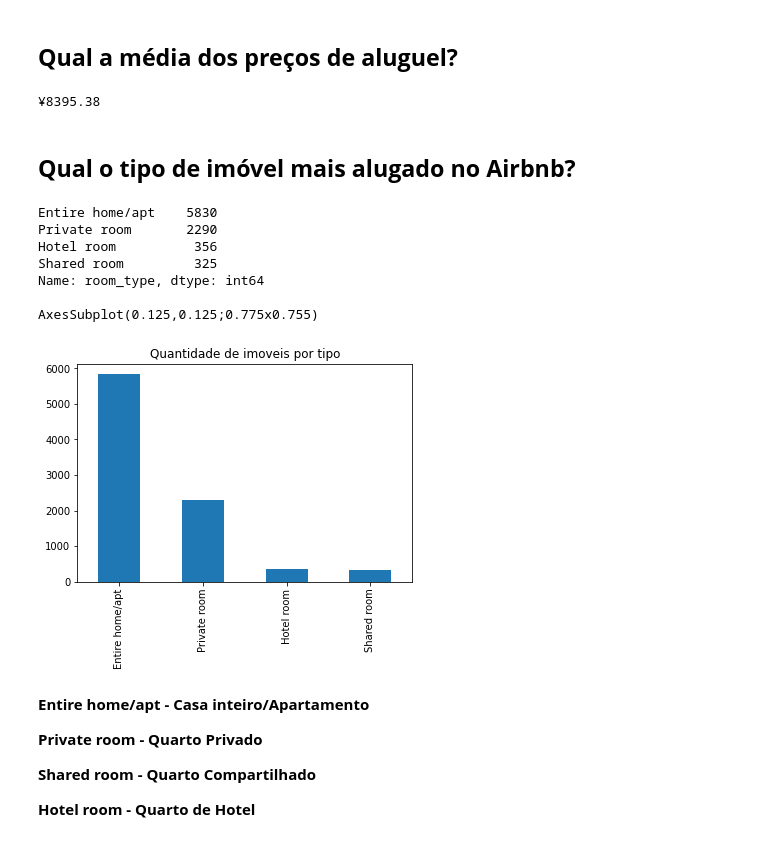
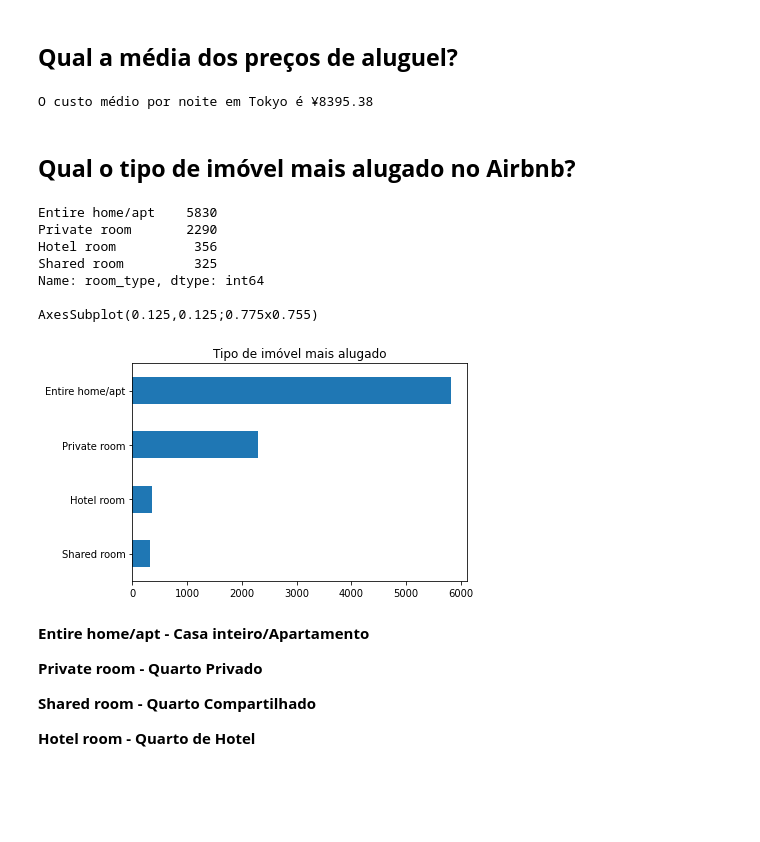
Before and after one commit to carvalhopinheiro/Portfolio, a Jupyter notebook: Analisando_os_Dados_do_Airbnb.ipynb, the cells around one changed output. Drawn from its saved outputs; the diff is of its cells as text; code cells hidden in the pictures; blank space fills up the shorter version.

```diff
--- a/Analisando_os_Dados_do_Airbnb.ipynb
+++ b/Analisando_os_Dados_do_Airbnb.ipynb
@@ -343,26 +418,26 @@ As variaveis númericas analisadas não possuem nenhum grau de causalidade ou co
 ## **Qual a média dos preços de aluguel?**
 # %%
 # ver a média da coluna `price``
-print('¥{:.2f}'.format(df_clean.price.mean()))
+print('O custo médio por noite em Tokyo é ¥{:.2f}'.format(df_clean.price.mean()))
 # %% [output]
-¥8395.38
+O custo médio por noite em Tokyo é ¥8395.38
 # %% [markdown]
 ## **Qual o tipo de imóvel mais alugado no Airbnb?**
 # %%
 # mostrar a quantidade de cada tipo de imóvel disponível
 print(df_clean.room_type.value_counts())
 print()
-print(df_clean.room_type.value_counts().plot(kind='bar'))
-plt.title('Quantidade de imoveis por tipo');
+print(df_clean.room_type.value_counts(ascending=True).plot(kind='barh'))
+plt.title('Tipo de imóvel mais alugado');
 # %% [output]
 Entire home/apt    5830
 Private room       2290
 Hotel room          356
 Shared room         325
 Name: room_type, dtype: int64
 
 AxesSubplot(0.125,0.125;0.775x0.755)
-[figure, old version]
+[figure, new version]
 # %% [markdown]
 **Entire home/apt - Casa inteiro/Apartamento**
 
```
Also changed, not shown: parts of 36 cells of this notebook.
